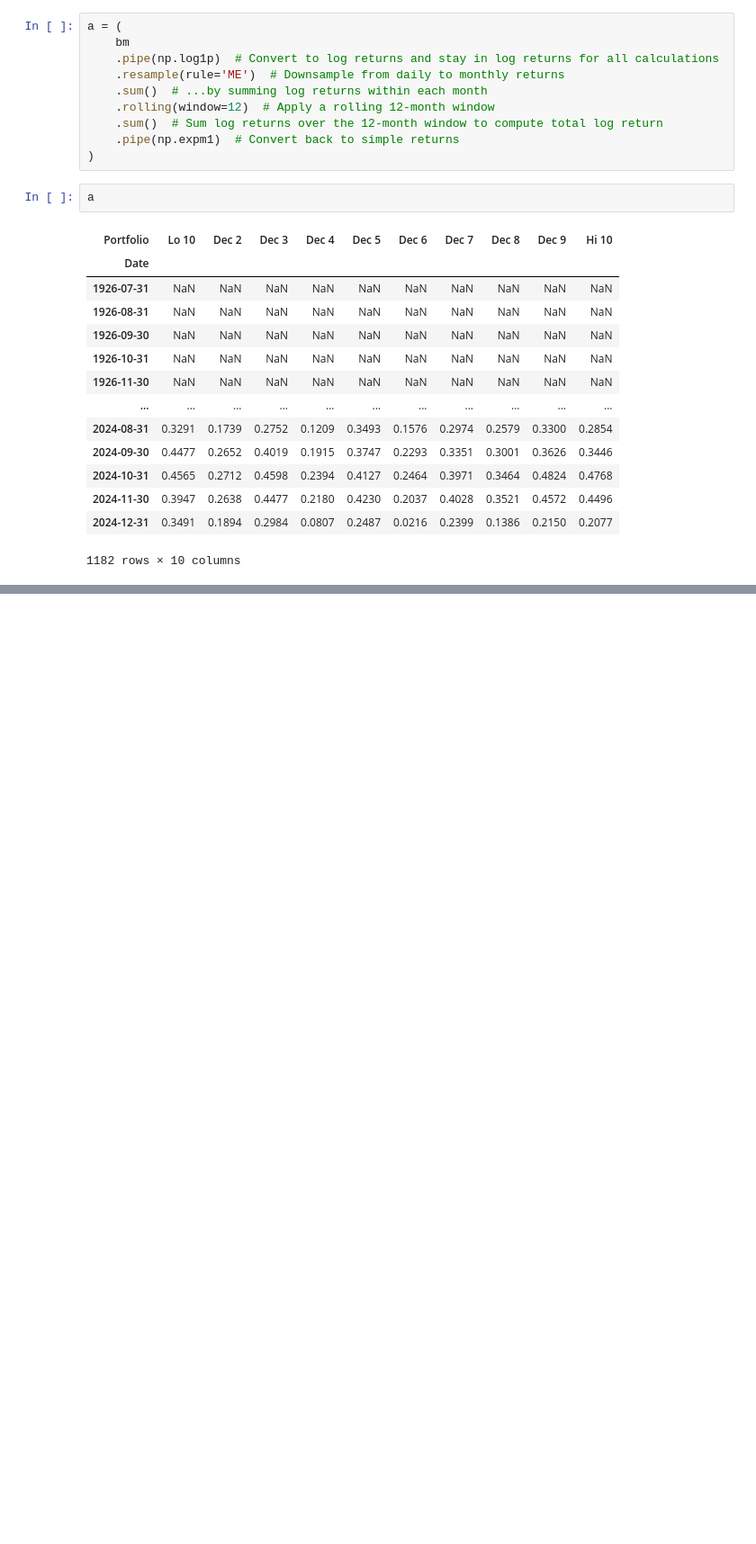
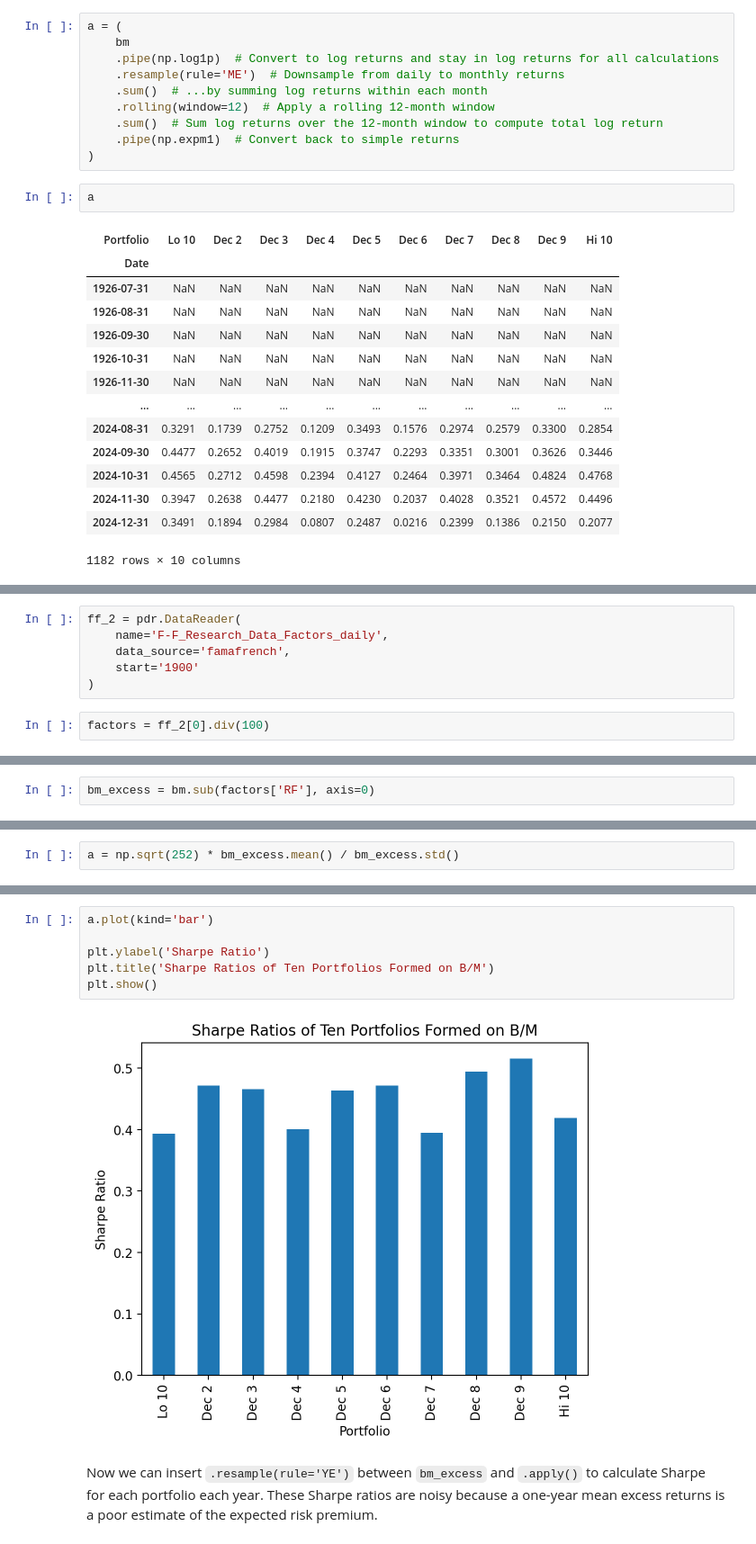
Before and after one commit to richard-herron/fina-6333-2025-spring, a Jupyter notebook: Notebooks/mckinney_11_practice_02.ipynb, the cells around one changed output, grey strips where cells are left out. Shown at 90% size. Cells and saved outputs as stored; diff of their text form; blank space fills up the shorter version.

```diff
--- a/Notebooks/mckinney_11_practice_02.ipynb
+++ b/Notebooks/mckinney_11_practice_02.ipynb
@@ -238,0 +273,8 @@ We can calculate CAPM betas as: $\beta_i = \frac{Cov(r_i - r_f, r_M - r_f)}{Var(
+# %%
+ff_2 = pdr.DataReader(
+    name='F-F_Research_Data_Factors_daily',
+    data_source='famafrench',
+    start='1900'
+)
+# %%
+factors = ff_2[0].div(100)
@@ -238,0 +284,2 @@ We can calculate CAPM betas as: $\beta_i = \frac{Cov(r_i - r_f, r_M - r_f)}{Var(
+# %%
+bm_excess = bm.sub(factors['RF'], axis=0)
@@ -238,0 +289,2 @@ We can calculate CAPM betas as: $\beta_i = \frac{Cov(r_i - r_f, r_M - r_f)}{Var(
+# %%
+a = np.sqrt(252) * bm_excess.mean() / bm_excess.std()
@@ -238,0 +297,11 @@ We can calculate CAPM betas as: $\beta_i = \frac{Cov(r_i - r_f, r_M - r_f)}{Var(
+# %%
+a.plot(kind='bar')
+
+plt.ylabel('Sharpe Ratio')
+plt.title('Sharpe Ratios of Ten Portfolios Formed on B/M')
+plt.show()
+# %% [output]
+[figure, added]
+# %% [markdown]
+Now we can insert `.resample(rule='YE')` between `bm_excess` and `.apply()` to calculate Sharpe for each portfolio each year.
+These Sharpe ratios are noisy because a one-year mean excess returns is a poor estimate of the expected risk premium.
```
Also changed, not shown: parts of 53 cells of this notebook, 4 other files.
